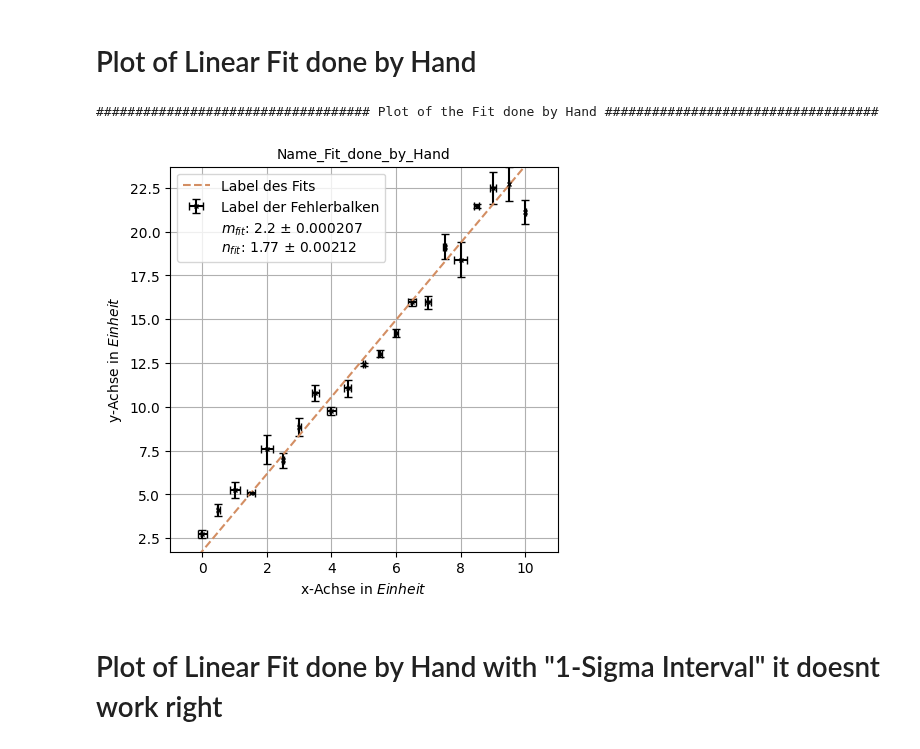
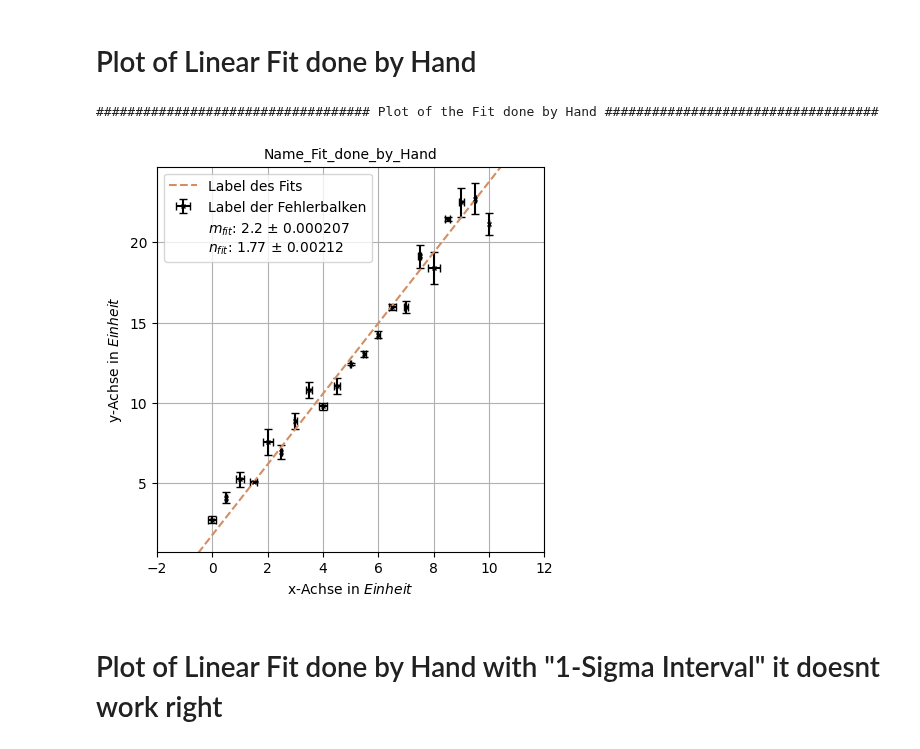
Before and after one commit to Adrian-Scholand/P2-Pysik-Praktikum-Uni-Bonn, a Jupyter notebook: New_Experiment_by_Adrian_Scholand.ipynb, the cells around one changed output. Cells and saved outputs as stored; diff of their text form; code cells hidden in the pictures.

```diff
--- a/New_Experiment_by_Adrian_Scholand.ipynb
+++ b/New_Experiment_by_Adrian_Scholand.ipynb
@@ -421,37 +424,37 @@ plt.errorbar(x_1, y_1, xerr = x_1_err, yerr = y_1_err,  # errorbars
             capsize = 3,                                # legth of the errorbar-caps (horizontal bars of the "I" and vertical bars of the "H")
             markeredgewidth = 1)                        # width ot the errorbar-caps (horizontal bars of the "I" and vertical bars of the "H")
 
 plt.plot(x_dash,m_fit*x_dash+n_fit,                     # plots line of best fit
             linestyle = "--",                           # or: ".-" "." #style of the line "dotted" or "dashed" ...
             color = (211/255, 142/255, 99/255),         # color: red = "r" , black = "black" , for rgb-values: (r/255, g/255, b/255)
             label = label_graph1,)                      # label is set in a string in a variable above
 
 plt.plot([], [], ' ', label = legend_text)              # create empty plot with blank marker containing the extra text for the legend (label)
 
-plt.xlim(min(x_data)-1, max(x_data)+1)                  # adjust the x-axis limits
-plt.ylim(min(y_data)-1, max(y_data)+1)                  # adjust the y-axis limits
+plt.xlim(min(x_data)-2, max(x_data)+2)                  # adjust the x-axis limits
+plt.ylim(min(y_data)-2, max(y_data)+2)                  # adjust the y-axis limits
 
-plt.margins(0)                                          # remove the whitespace around the plot:
+plt.margins(0)                                          # remove the whitespace around the plot
 #plt.axis('equal')                                      # keeps aspectratio of x-axis and y-axis at 1:1
 plt.grid()                                              # grid
 
 handles, labels = plt.gca().get_legend_handles_labels() # get handles and labels
 order = [0,2,1]                                         # specify order of items in legend
 plt.legend([handles[idx] for idx in order],             # add legend to plot
            [labels[idx] for idx in order],
            loc=0)                                       # changes the location of the legend: best = 0 , 'upper left' , 'upper right'
 """
 plt.figtext(0.95, 0.8,                                  # display extra text in the plot # position of the text in the immage (relative x,y: 1,1 is he top right)
             text_formula1,                              # text is a string in a variable above
             horizontalalignment='left',                 # allign the textbox to the left of the point, that was set above
             fontsize=20)                                # fonzsize
 """
 #plt.tick_params(axis = "x", labelrotation = 30)        # rotate axis-ticks by 30°
 plt.show                                                # show Plot
 plt.savefig(f'{name+".jpg"}', dpi = 300)                # save Plot as jpg-file
 # %% [output]
 ################################### Plot of the Fit done by Hand ###################################
-[figure, old version]
+[figure, new version]
 # %% [markdown]
 # Plot of Linear Fit done by Hand with "1-Sigma Interval" it doesnt work right
 # %%
```
Also changed, not shown: parts of 2 cells of this notebook.
